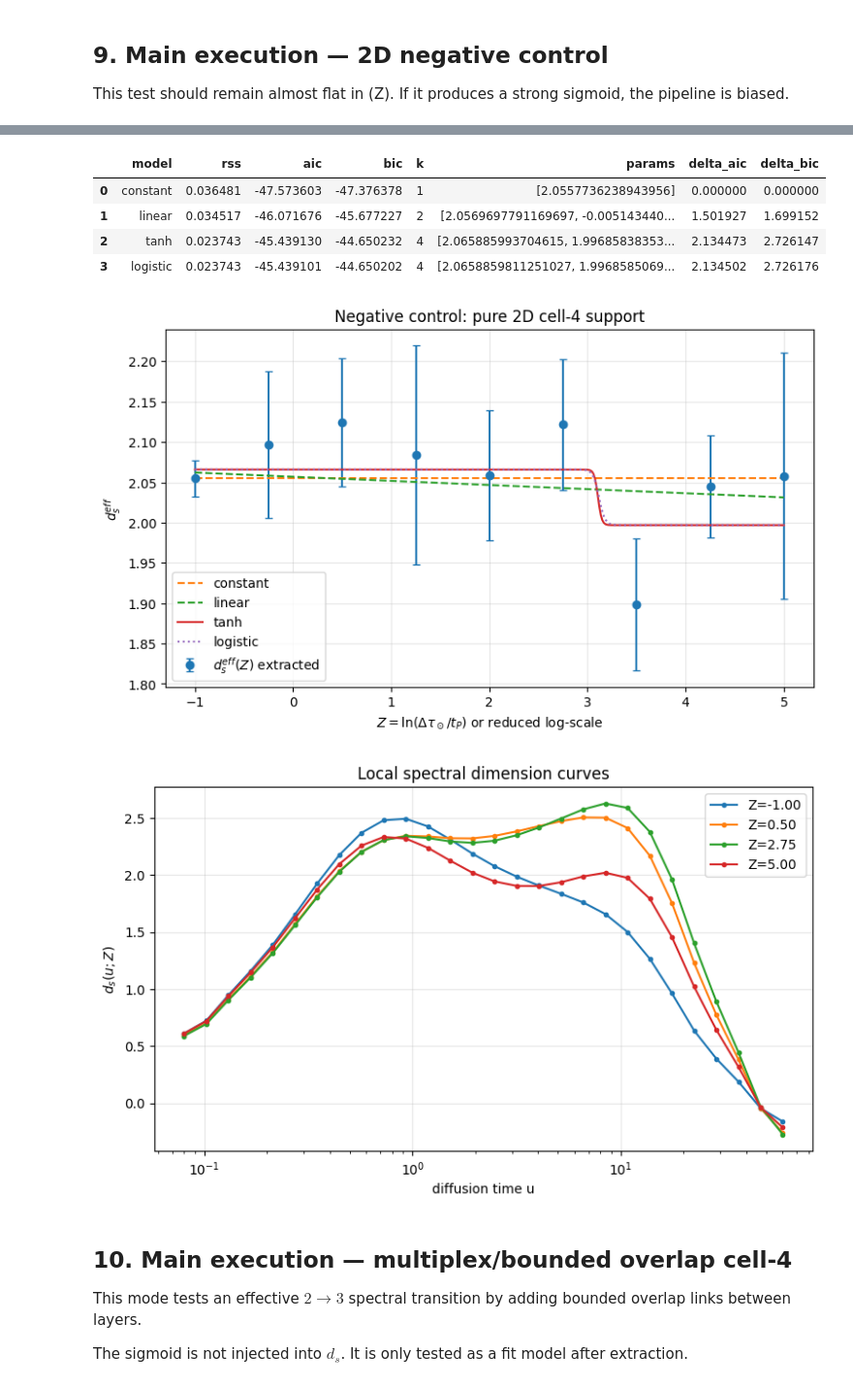
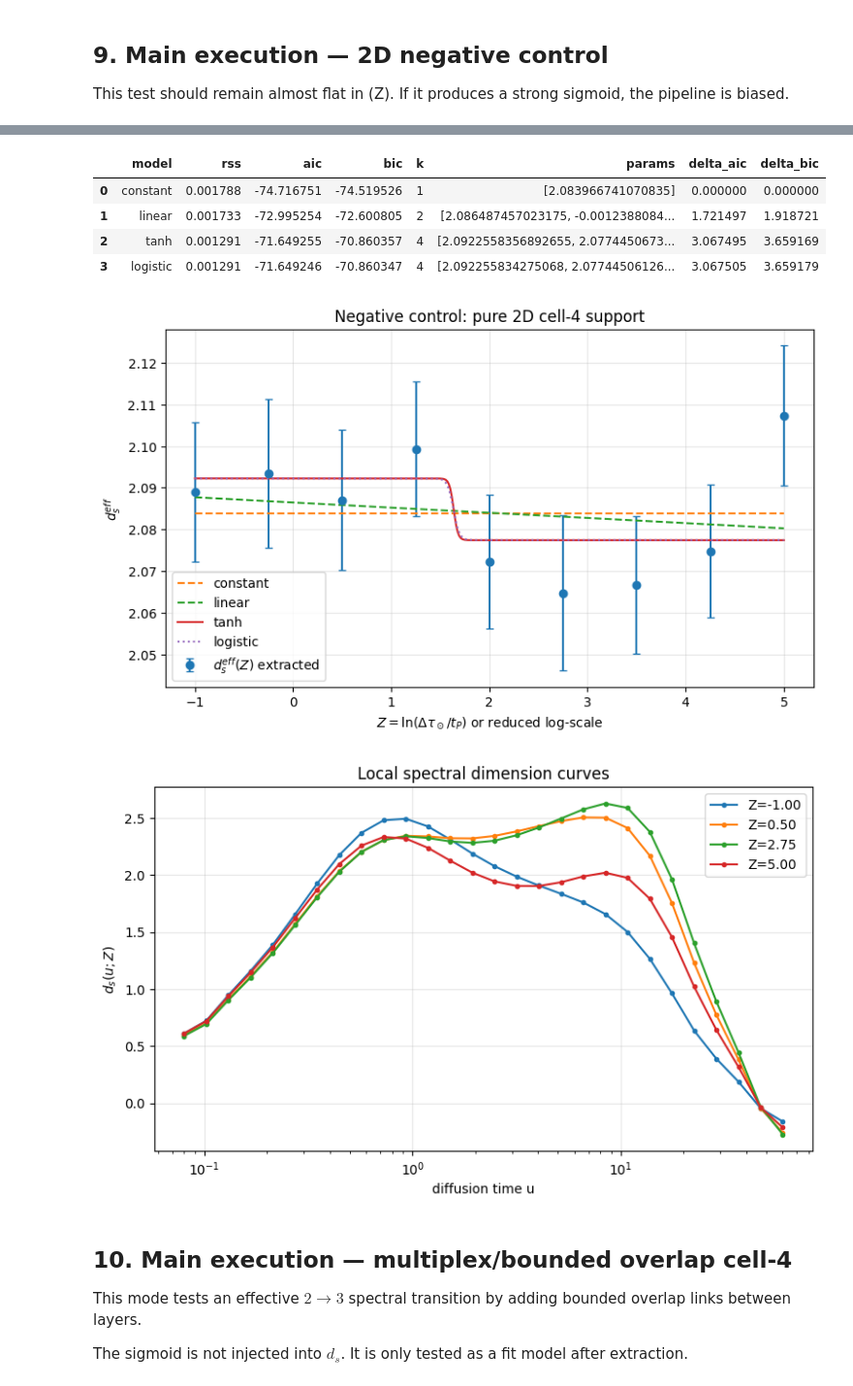
Before and after one commit to cduplan59/CFT_analysis, a Jupyter notebook: cell4_spectral_dimension_robustness_colab.ipynb, the cells around one changed output, grey strips where cells are left out. Shown at 97% size. Saved outputs shown, nothing was run; the diff lists cells and outputs as text; code cells hidden in the pictures.

```diff
--- a/cell4_spectral_dimension_robustness_colab.ipynb
+++ b/cell4_spectral_dimension_robustness_colab.ipynb
@@ -94,7 +94,7 @@ class Cell4Config:
     full_dense_limit: int = 700       # exact eigenspectrum if N <= this
 
     # Stochastic repetitions to average thresholds.
-    n_realizations: int = 4
+    n_realizations: int = 50
     random_seed: int = 12345
 
     # Automatic d_s extraction window.
@@ -716,7 +716,7 @@ cfg_plane = Cell4Config(
     n_z=9,
     z_min=-1,
     z_max=5,
-    n_realizations=2,
+    n_realizations=50,
     random_seed=101,
     u_min=0.08,
     u_max=60,
@@ -758,9 +758,9 @@ plot_heat_curves_for_examples(curves_plane)
 |  | model | rss | aic | bic | k | params | delta_aic | delta_bic |
-| 0 | constant | 0.036481 | -47.573603 | -47.376378 | 1 | [2.0557736238943956] | 0.000000 | 0.000000 |
-| 1 | linear | 0.034517 | -46.071676 | -45.677227 | 2 | [2.0569697791169697, -0.005143440... | 1.501927 | 1.699152 |
-| 2 | tanh | 0.023743 | -45.439130 | -44.650232 | 4 | [2.065885993704615, 1.99685838353... | 2.134473 | 2.726147 |
-| 3 | logistic | 0.023743 | -45.439101 | -44.650202 | 4 | [2.0658859811251027, 1.9968585069... | 2.134502 | 2.726176 |
+| 0 | constant | 0.001788 | -74.716751 | -74.519526 | 1 | [2.083966741070835] | 0.000000 | 0.000000 |
+| 1 | linear | 0.001733 | -72.995254 | -72.600805 | 2 | [2.086487457023175, -0.0012388084... | 1.721497 | 1.918721 |
+| 2 | tanh | 0.001291 | -71.649255 | -70.860357 | 4 | [2.0922558356892655, 2.0774450673... | 3.067495 | 3.659169 |
+| 3 | logistic | 0.001291 | -71.649246 | -70.860347 | 4 | [2.092255834275068, 2.07744506126... | 3.067505 | 3.659179 |
-[figure, old version]
+[figure, new version]
 [figure]
 # %% [markdown]
 ## 10. Main execution — multiplex/bounded overlap cell-4
```
Also changed, not shown: parts of 10 cells of this notebook.
